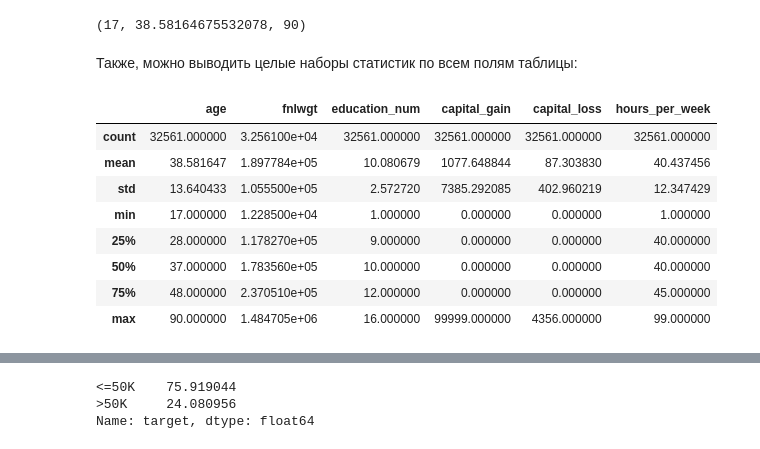
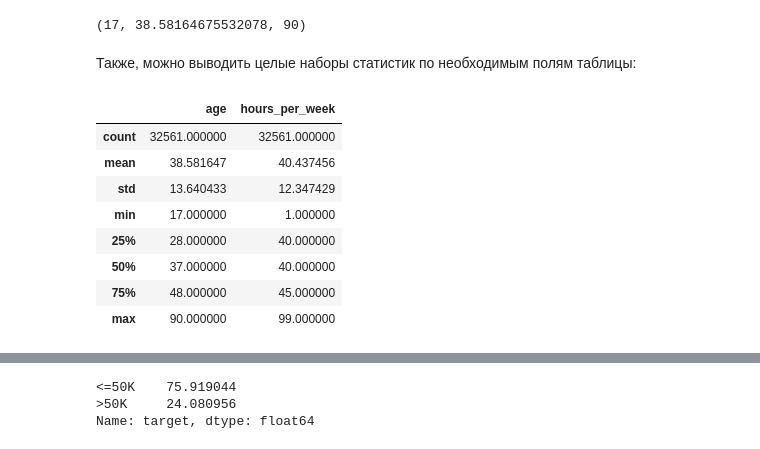
Before and after one commit to polyhex-sqr/data_analysis_international_relations, a Jupyter notebook: seminar1/python_intro.ipynb, the cells around one changed output, grey strips where cells are left out. Cells and saved outputs as stored; diff of their text form; code cells hidden in the pictures.

```diff
--- a/seminar1/python_intro.ipynb
+++ b/seminar1/python_intro.ipynb
@@ -754,17 +684,17 @@ data.age.min(), data.age.mean(), data.age.max()
 # %% [output]
 (17, 38.58164675532078, 90)
 # %% [markdown]
-Также, можно выводить целые наборы статистик по всем полям таблицы:
+Также, можно выводить целые наборы статистик по необходимым полям таблицы:
 # %%
-data.describe(include=['int'])
+data[['age', 'hours_per_week']].describe(include=['int'])
 # %% [output]
-|  | age | fnlwgt | education_num | capital_gain | capital_loss | hours_per_week |
-| count | 32561.000000 | 3.256100e+04 | 32561.000000 | 32561.000000 | 32561.000000 | 32561.000000 |
-| mean | 38.581647 | 1.897784e+05 | 10.080679 | 1077.648844 | 87.303830 | 40.437456 |
-| std | 13.640433 | 1.055500e+05 | 2.572720 | 7385.292085 | 402.960219 | 12.347429 |
-| min | 17.000000 | 1.228500e+04 | 1.000000 | 0.000000 | 0.000000 | 1.000000 |
-| 25% | 28.000000 | 1.178270e+05 | 9.000000 | 0.000000 | 0.000000 | 40.000000 |
-| 50% | 37.000000 | 1.783560e+05 | 10.000000 | 0.000000 | 0.000000 | 40.000000 |
-| 75% | 48.000000 | 2.370510e+05 | 12.000000 | 0.000000 | 0.000000 | 45.000000 |
-| max | 90.000000 | 1.484705e+06 | 16.000000 | 99999.000000 | 4356.000000 | 99.000000 |
+|  | age | hours_per_week |
+| count | 32561.000000 | 32561.000000 |
+| mean | 38.581647 | 40.437456 |
+| std | 13.640433 | 12.347429 |
+| min | 17.000000 | 1.000000 |
+| 25% | 28.000000 | 40.000000 |
+| 50% | 37.000000 | 40.000000 |
+| 75% | 48.000000 | 45.000000 |
+| max | 90.000000 | 99.000000 |
 # %%
```
Also changed, not shown: parts of 31 cells of this notebook.
